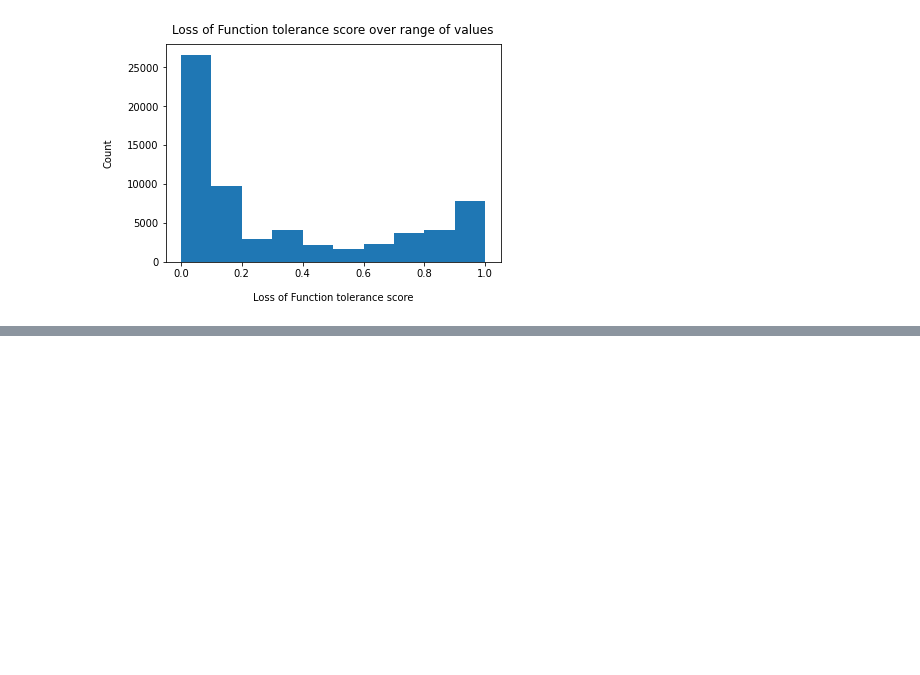
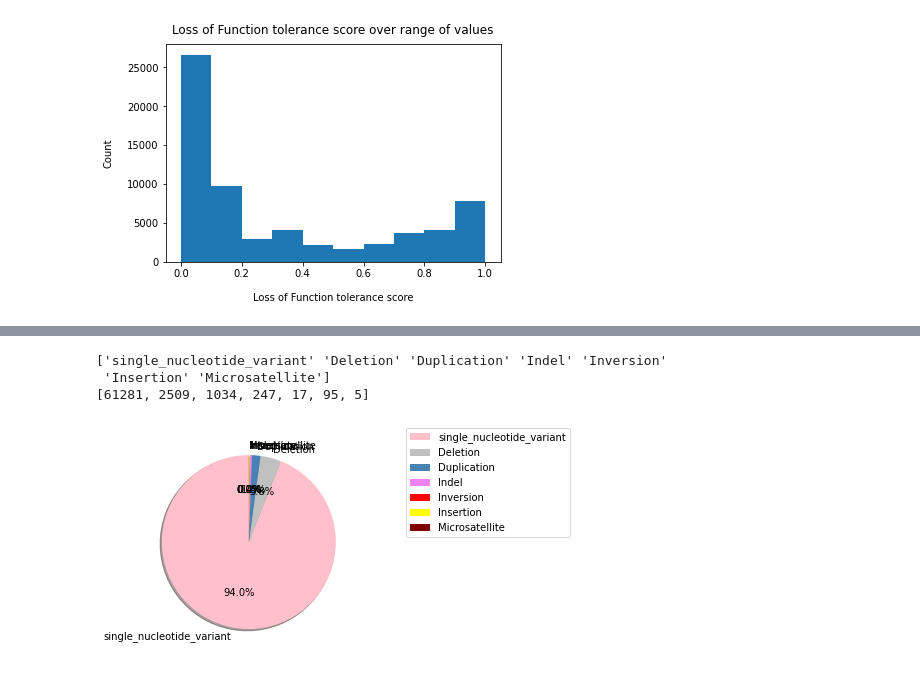
Before and after one commit to DataScience4Health-Fall2022/termproject-baymax, a Jupyter notebook: main.ipynb, the cells around one changed output, grey strips where cells are left out. Saved outputs shown, nothing was run; the diff lists cells and outputs as text; code cells hidden in the pictures; blank space fills up the shorter version.

```diff
--- a/main.ipynb
+++ b/main.ipynb
@@ -305,0 +379,35 @@ plt.title("Loss of Function tolerance score over range of values", y=1.02);
+# %%
+# Graph 13: Different types of variation in CLNVC values
+
+df_val = data['CLNVC']
+
+df_val.dropna(inplace=True)
+
+labels = df_val.unique()
+datas = []
+
+print(labels)
+
+for val in labels:
+  datas.append(df_val.value_counts()[val])
+
+print(datas)
+# Defining colors for the pie chart
+colors = ['pink', 'silver', 'steelblue', 'violet','red', 'yellow', 'maroon']
+
+# Creating plot
+fig1, ax1 = plt.subplots()
+
+# ax1.pie(datas, labels = labels, colors = colors, autopct='%1.1f%%')
+
+patches, texts, auto = ax1.pie(datas, labels = labels, colors=colors, shadow=True, startangle=90, autopct='%1.1f%%' )
+
+plt.legend(patches ,labels, loc="lower right",bbox_to_anchor=(2, 0.5))
+
+# show plot
+plt.show()
+# %% [output]
+['single_nucleotide_variant' 'Deletion' 'Duplication' 'Indel' 'Inversion'
+ 'Insertion' 'Microsatellite']
+[61281, 2509, 1034, 247, 17, 95, 5]
+[figure, added]
```
Also changed, not shown: parts of 1 cell of this notebook.
